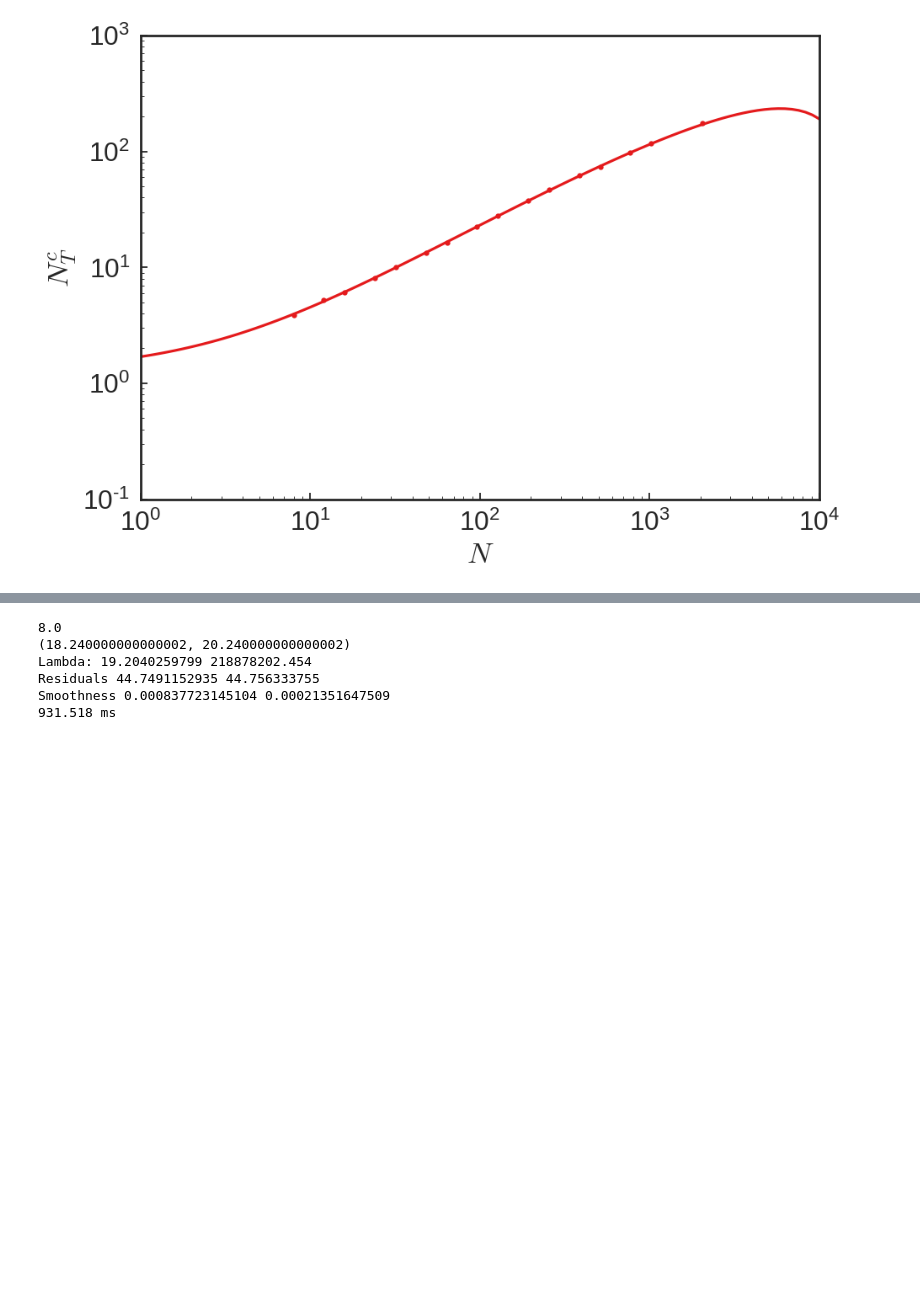
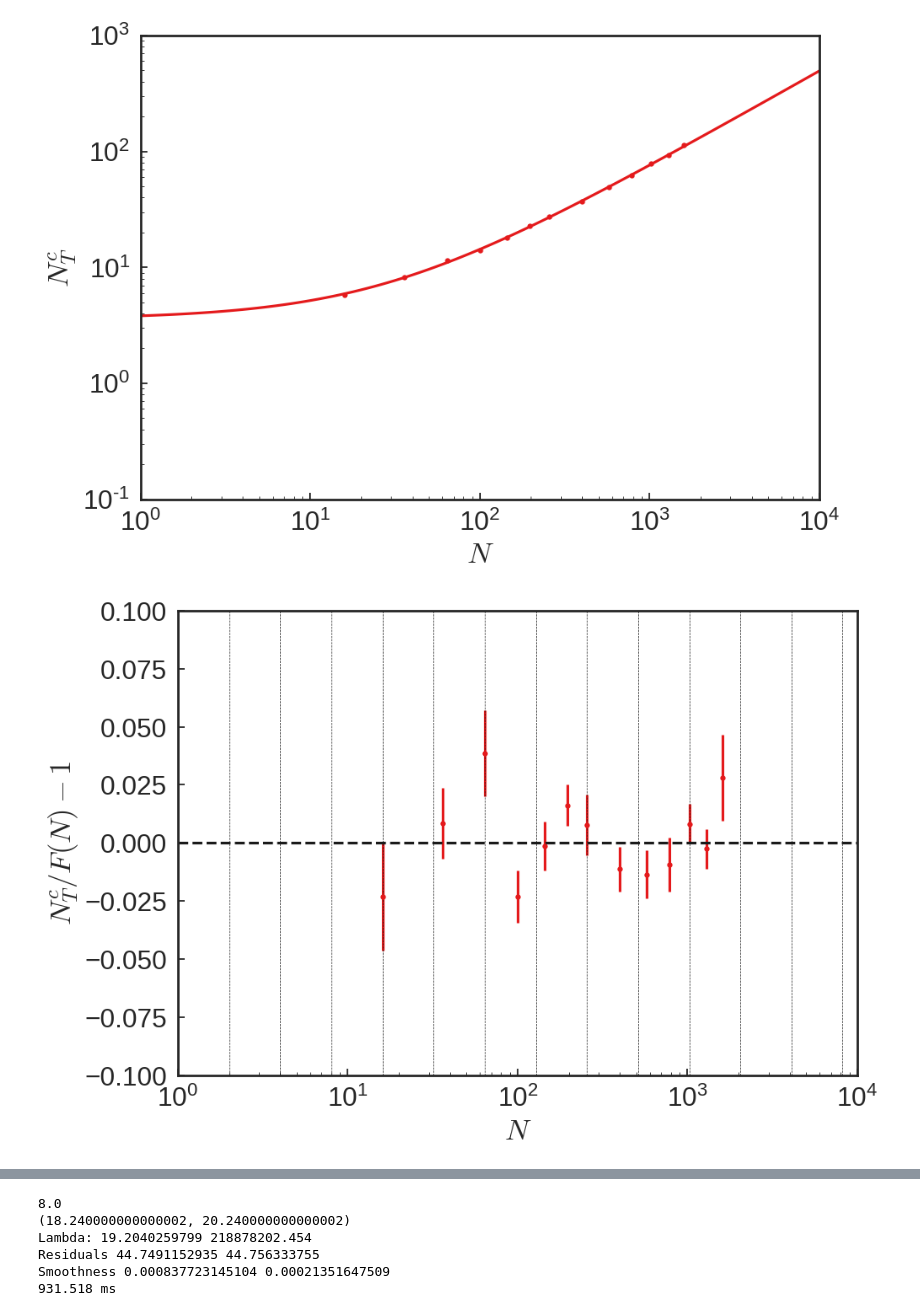
Before and after one commit to jrocks/lib_network_tuning, a Jupyter notebook: notebooks/paper_figs/fsat_curve_fitting.ipynb, the cells around one changed output, grey strips where cells are left out. Saved outputs shown, nothing was run; the diff lists cells and outputs as text; code cells hidden in the pictures; blank space fills up the shorter version.

```diff
--- a/notebooks/paper_figs/fsat_curve_fitting.ipynb
+++ b/notebooks/paper_figs/fsat_curve_fitting.ipynb
@@ -73,11 +73,14 @@ def mcResample(x, y, w, n_params, measure_func, args=[], dist="gauss", nresample
 # fn = "tune_disc_1D_nodepair_default"
 # fn = "tune_disc_2D_nodepair_default"
 
-fn = "tune_disc_2D_edge_constraint_thresh"
+# fn = "tune_disc_2D_edge_constraint_thresh"
 # fn = "tune_disc_2D_edge_lower_DZ"
 # fn = "tune_disc_2D_edge_triangular"
 # fn = "tune_disc_2D_global_shear"
 # fn = "tune_disc_2D_global_compress"
+
+
+fn =  "tune_disc_2D_global_fixDZ_1"
 # %%
 
 with open("{}.pkl".format(fn), 'r') as pkl_file:
@@ -106,7 +109,7 @@ for (Delta, NN), group in df.groupby(['eta', 'NN']):
 
 
     time1 = time.time()
-    spline = curve.curveFitSpline(NT, fsat*count, count, CV=True, lam0=8, dist="binom", verbose=True, plot=True)
+    spline = curve.curveFitSpline(NT, fsat*count, count, CV=True, lam0=np.log(1e6), dist="binom", verbose=True, plot=True)
     time2 = time.time()
 
     print '{:.3f} ms'.format((time2-time1)*1000.0)
@@ -405,34 +396,72 @@ for Delta, group in df_fit.groupby(['Delta']):
     NTc = np.array(group['NTc'])
     NTc_err = np.array(group['NTc_err'])
 
     ax1.errorbar(NN, NTc, yerr=NTc_err, fmt=".", color=color)
 
 palette = it.cycle(sns.color_palette("Set1", 4))
 for Delta, group in df_pow.groupby(['Delta']):
 
     color = next(palette)
 
     func = group.iloc[0]['NTc_fit_func']
     fit_param = group.iloc[0]['NTc_fit_param']
 
     ax1.plot(10**np.linspace(0, 4, 100), func(10**np.linspace(0,4, 100), *fit_param), '-', color=color)
 
 
 
 
 ax1.set_xlim(1e0, 1e4)
 ax1.set_ylim(1e-1, 1e3)
 
 ax1.set_xlabel("$N$")
 ax1.set_ylabel(r"$N_T^c$")
 ax1.set_xscale('log')
 ax1.set_yscale('log')
 ax1.legend(loc="upper left", prop={'size':10})
 
 
 plt.show()
+
+
+fig, ax1 = plt.subplots(1,1)
+
+palette = it.cycle(sns.color_palette("Set1", 4))
+
+
+for Delta, group in df_fit.groupby(['Delta']):
+
+    color = next(palette)
+
+    NN = np.array(group['NN'])
+
+    NTc = np.array(group['NTc'])
+    NTc_err = np.array(group['NTc_err'])
+
+
+    func = df_pow.groupby(['Delta']).get_group(Delta).iloc[0]['NTc_fit_func']
+    fit_param = df_pow.groupby(['Delta']).get_group(Delta).iloc[0]['NTc_fit_param']
+
+
+    ax1.errorbar(NN, NTc / func(NN, *fit_param) - 1.0, yerr=NTc_err / func(NN, *fit_param), fmt=".", color=color)
+
+for i in range(0, 14):
+        ax1.vlines(2**i, -0.1, 0.1, color='k', linestyle='dashed', linewidth=0.5)
+
+ax1.set_xlim(1e0, 1e4)
+ax1.set_ylim(-0.1, 0.1)
+
+ax1.hlines(0, xmin=1e0, xmax=1e4, linestyle='dashed', color='k')
+
+ax1.set_xlabel("$N$")
+ax1.set_ylabel(r"$N_T^c / F(N) - 1$")
+ax1.set_xscale('log')
+# ax1.set_yscale('log')
+
+plt.show()
 # %% [output]
-[figure, old version]
+[figure, new version]
+[figure, added]
 # %%
 with open("{}_fsat_fit.pkl".format(fn), 'r') as pkl_file:
     data = pickle.load(pkl_file)
```
Also changed, not shown: parts of 4 cells of this notebook, 18 other files.
